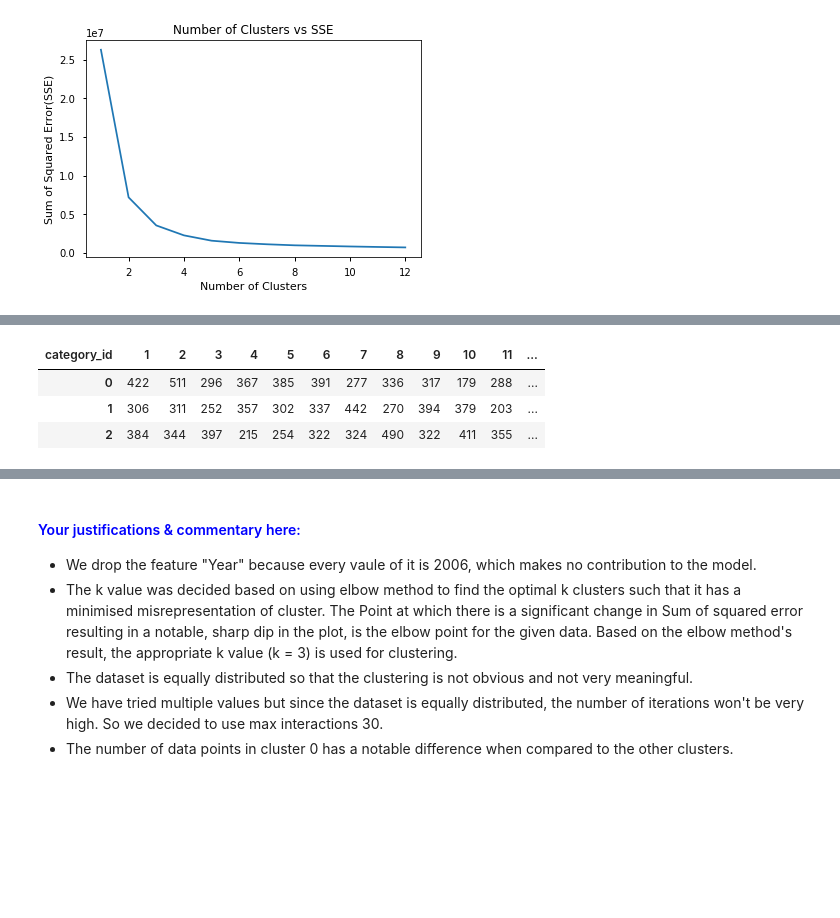
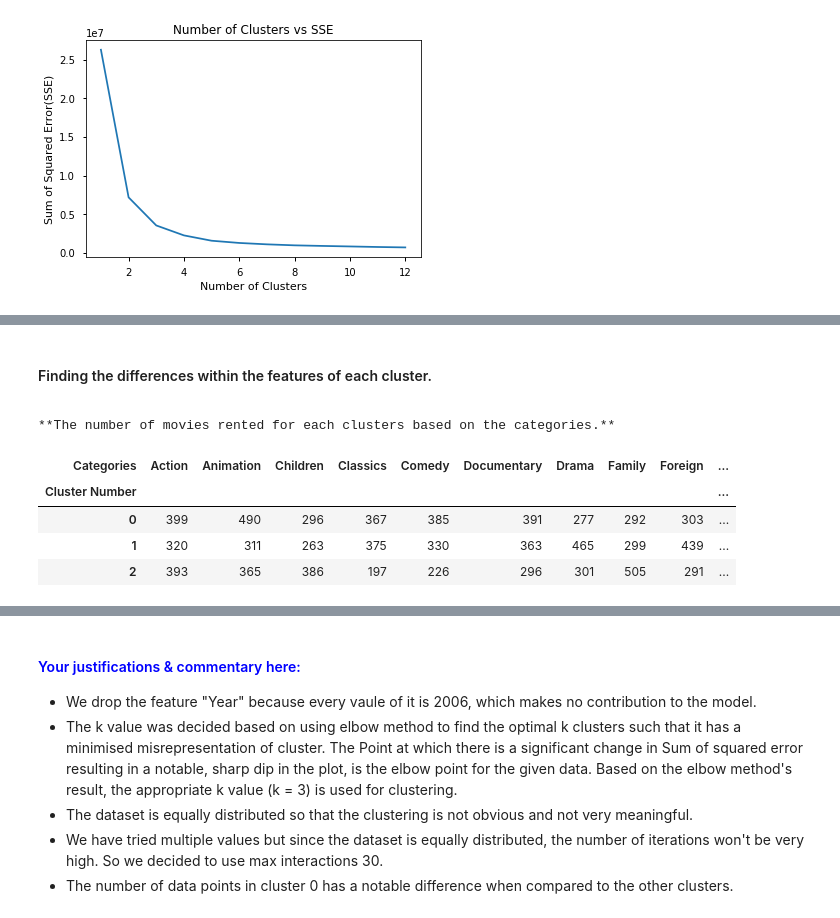
Before and after one commit to DannyFirmin/ML-KMeans-KNN-DecisionTrees, a Jupyter notebook: Assignment-2.ipynb, the cells around one changed output, grey strips where cells are left out. Saved outputs shown, nothing was run; the diff lists cells and outputs as text; code cells hidden in the pictures; blank space fills up the shorter version.

```diff
--- a/Assignment-2.ipynb
+++ b/Assignment-2.ipynb
@@ -280,6 +273,7 @@ df_cleaned.to_csv('df_cleaned.csv')
 #Loading & Minor Cleanup Of DataFrame
 df_cleaned = pd.read_csv("df_cleaned.csv")
 df_cleaned = df_cleaned.drop(["Unnamed: 0"], axis=1)
+df_category_name=pd.read_csv("data/dvd_rental/category.csv")
 # %%
 def feature_combinations(dataframe, dependent_variable):
     '''Helper function for producing all possible combinations of independent variables
@@ -416,27 +395,26 @@ with pd.option_context('display.max_rows', None, 'display.max_columns', None):
-# %%
-# Finding the differences within the features of each cluster
-df_category=pd.DataFrame()
-
-#Obtains the category_id of the highest frequently rented movie within each cluster.
-for cluster_no in range(3):
-    s_count_category_id = df_X[df_X['cluster'] == cluster_no].groupby("category_id").count().rating
-    df_category[cluster_no]=s_count_category_id
-
-
-# Made modification based on the code from  http://pandas.pydata.org/pandas-docs/stable/user_guide/style.html
-def highlight_max_min(s,max_cond=True,):
-    '''
-    Highlight the maximum in a Series yellow.
-    or highlight the minimum in a Series blue
-    '''
-    truth_series = s == s.max() if max_cond else s == s.min()
-    colour = "yellow" if max_cond  else "lightcyan"
-    return  ['background-color: '+ colour if v else '' for v in truth_series]
-
-s = df_category.T.style.apply(highlight_max_min,max_cond=False,axis=1).apply(highlight_max_min,max_cond=True,axis=1)
-s
-# %% [output]
-| category_id | 1 | 2 | 3 | 4 | 5 | 6 | 7 | 8 | 9 | 10 | 11 | ... |
-| 0 | 422 | 511 | 296 | 367 | 385 | 391 | 277 | 336 | 317 | 179 | 288 | ... |
-| 1 | 306 | 311 | 252 | 357 | 302 | 337 | 442 | 270 | 394 | 379 | 203 | ... |
-| 2 | 384 | 344 | 397 | 215 | 254 | 322 | 324 | 490 | 322 | 411 | 355 | ... |
+# %% [markdown]
+####   Finding the differences within the features of each cluster.
+<a id='category_id'></a>
+# %%
+# Finding the number of movies rented for each clusters based on the categories.
+df_category=pd.DataFrame()
+
+#Obtains the category_id of the highest frequently rented movie within each cluster and then rename it.
+for cluster_no in range(3):
+    s_count_category_id = df_X[df_X['cluster'] == cluster_no].groupby("category_id").count().rating
+    s_count_category_id.index=df_category_name.name
+    df_category[cluster_no]=s_count_category_id
+
+#Minor changes to output dataframe.
+df_category=df_category.T
+df_category = df_category.rename_axis(index='Cluster Number',columns="Categories")
+s = df_category.style.background_gradient(cmap='coolwarm')
+print("**The number of movies rented for each clusters based on the categories.**")
+s
+# %% [output]
+**The number of movies rented for each clusters based on the categories.**
+| Categories | Action | Animation | Children | Classics | Comedy | Documentary | Drama | Family | Foreign | ... |
+| Cluster Number |  |  |  |  |  |  |  |  |  | ... |
+| 0 | 399 | 490 | 296 | 367 | 385 | 391 | 277 | 292 | 303 | ... |
+| 1 | 320 | 311 | 263 | 375 | 330 | 363 | 465 | 299 | 439 | ... |
+| 2 | 393 | 365 | 386 | 197 | 226 | 296 | 301 | 505 | 291 | ... |
```
Also changed, not shown: parts of 24 cells of this notebook, 1 other file.
